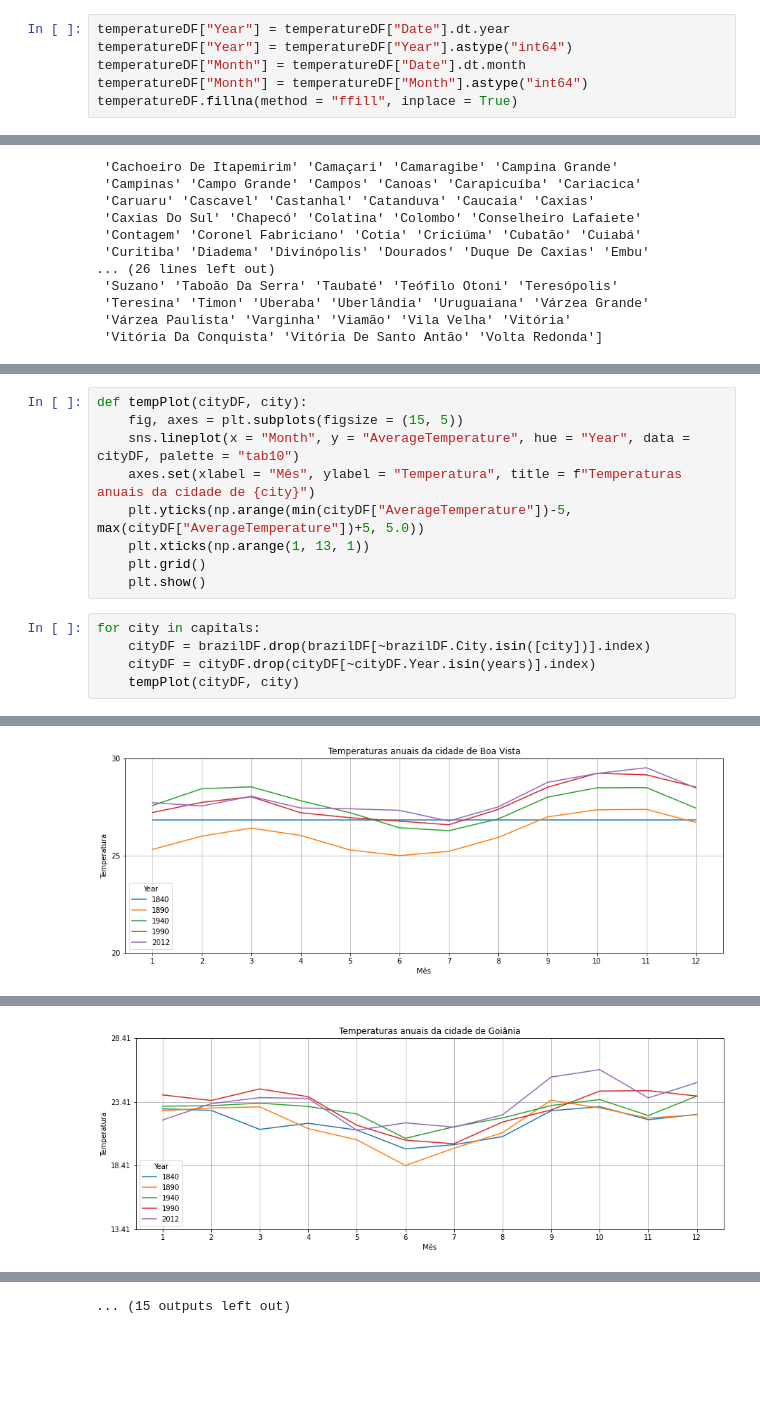
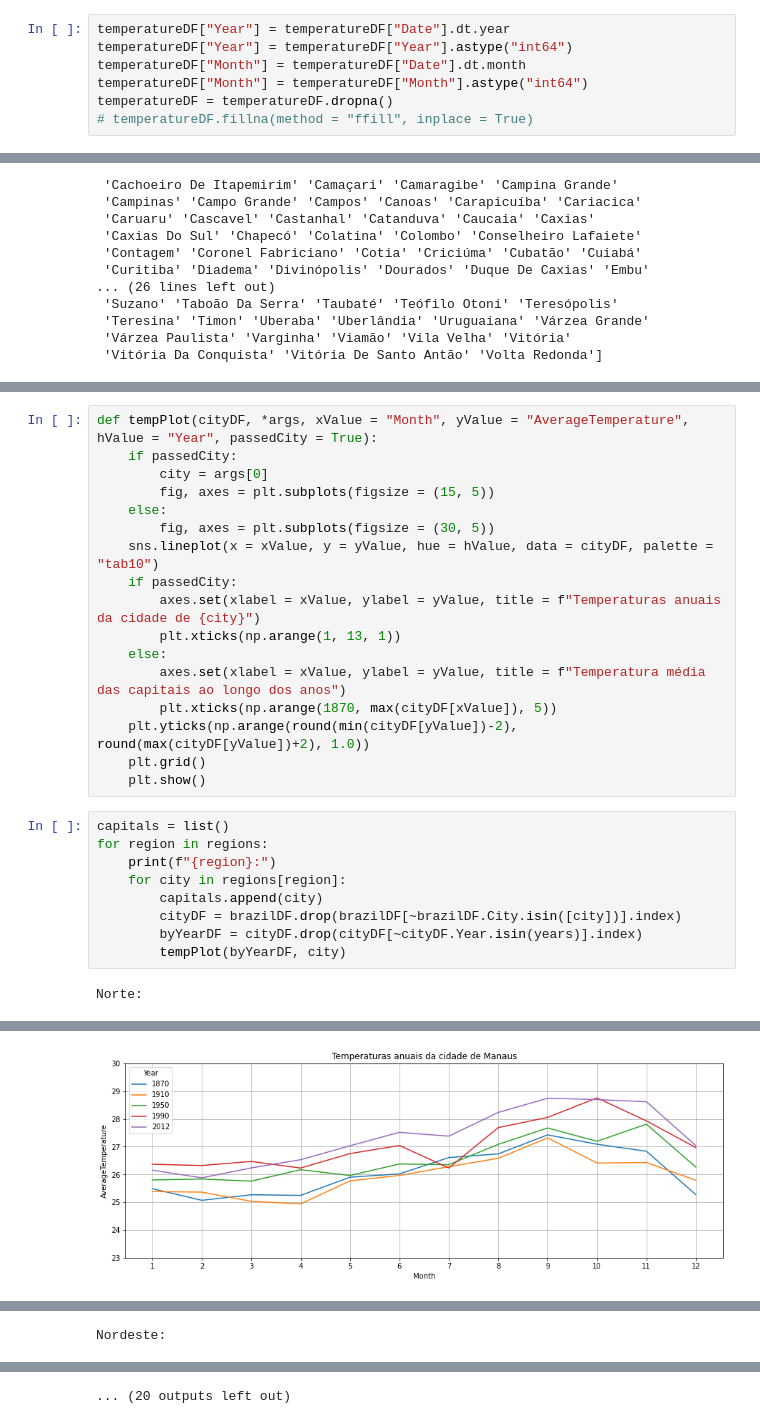
Before and after one commit to rodrigofmfreitas/Temperature-Project, a Jupyter notebook: main.ipynb, the cells around one changed output, grey strips where cells are left out. Saved outputs shown, nothing was run; the diff lists cells and outputs as text; blank space fills up the shorter version.

```diff
--- a/main.ipynb
+++ b/main.ipynb
@@ -75,7 +75,8 @@ temperatureDF["Year"] = temperatureDF["Date"].dt.year
 temperatureDF["Year"] = temperatureDF["Year"].astype("int64")
 temperatureDF["Month"] = temperatureDF["Date"].dt.month
 temperatureDF["Month"] = temperatureDF["Month"].astype("int64")
-temperatureDF.fillna(method = "ffill", inplace = True)
+temperatureDF = temperatureDF.dropna()
+# temperatureDF.fillna(method = "ffill", inplace = True)
 # %%
 brazilDF = temperatureDF.drop(temperatureDF[~temperatureDF.Country.isin(["Brazil"])].index)
 display(brazilDF)
@@ -150,15 +159,28 @@ years = [1840, 1890, 1940, 1990, 2012]
 # %%
-def tempPlot(cityDF, city):
-    fig, axes = plt.subplots(figsize = (15, 5))
-    sns.lineplot(x = "Month", y = "AverageTemperature", hue = "Year", data = cityDF, palette = "tab10")
-    axes.set(xlabel = "Mês", ylabel = "Temperatura", title = f"Temperaturas anuais da cidade de {city}")
-    plt.yticks(np.arange(min(cityDF["AverageTemperature"])-5, max(cityDF["AverageTemperature"])+5, 5.0))
-    plt.xticks(np.arange(1, 13, 1))
+def tempPlot(cityDF, *args, xValue = "Month", yValue = "AverageTemperature", hValue = "Year", passedCity = True):
+    if passedCity:
+        city = args[0]
+        fig, axes = plt.subplots(figsize = (15, 5))
+    else:
+        fig, axes = plt.subplots(figsize = (30, 5))
+    sns.lineplot(x = xValue, y = yValue, hue = hValue, data = cityDF, palette = "tab10")
+    if passedCity:
+        axes.set(xlabel = xValue, ylabel = yValue, title = f"Temperaturas anuais da cidade de {city}")
+        plt.xticks(np.arange(1, 13, 1))
+    else:
+        axes.set(xlabel = xValue, ylabel = yValue, title = f"Temperatura média das capitais ao longo dos anos")
+        plt.xticks(np.arange(1870, max(cityDF[xValue]), 5))
+    plt.yticks(np.arange(round(min(cityDF[yValue])-2), round(max(cityDF[yValue])+2), 1.0))
     plt.grid()
     plt.show()
 # %%
-for city in capitals:
-    cityDF = brazilDF.drop(brazilDF[~brazilDF.City.isin([city])].index)
-    cityDF = cityDF.drop(cityDF[~cityDF.Year.isin(years)].index)
-    tempPlot(cityDF, city)
+capitals = list()
+for region in regions:
+    print(f"{region}:")
+    for city in regions[region]:
+        capitals.append(city)
+        cityDF = brazilDF.drop(brazilDF[~brazilDF.City.isin([city])].index)
+        byYearDF = cityDF.drop(cityDF[~cityDF.Year.isin(years)].index)
+        tempPlot(byYearDF, city)
 # %% [output]
+Norte:
@@ -168 +190 @@ for city in capitals:
-[figure, old version]
+[figure, new version]
@@ -171,0 +194 @@ for city in capitals:
+Nordeste:
@@ -175 +197,0 @@ for city in capitals:
-[figure, removed]
@@ -177 +198 @@ for city in capitals:
-... (15 outputs left out)
+... (20 outputs left out)
```
Also changed, not shown: parts of 8 cells of this notebook.
